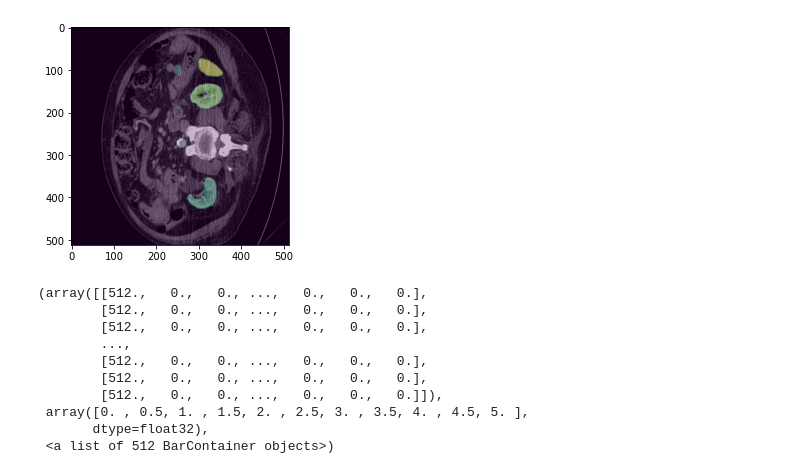
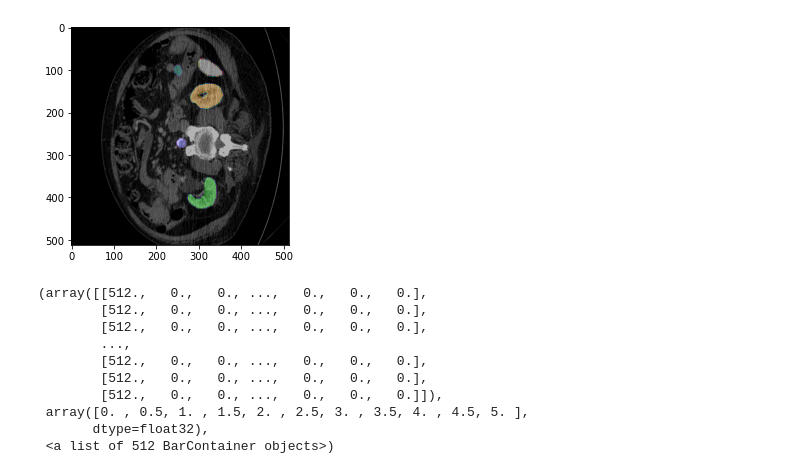
Before and after one commit to kenza-bouzid/TransUnet, a Jupyter notebook: data_processing/data_exploration.ipynb, the cells around one changed output. Cells and saved outputs as stored; diff of their text form; code cells hidden in the pictures.

```diff
--- a/data_processing/data_exploration.ipynb
+++ b/data_processing/data_exploration.ipynb
@@ -36,11 +15,10 @@ tf.keras.utils.plot_model(
 # %%
-data = np.load("../data/train_npz/case0007_slice085.npz")
 plt.figure()
 plt.imshow(data['image'], cmap='gray')
-plt.imshow(data['label'], cmap='viridis', alpha=0.3)
+plt.imshow(data['label'], cmap='nipy_spectral', alpha=0.3)
 plt.show()
 # %% [output]
-[figure, old version]
+[figure, new version]
 # %%
 plt.hist(data['label'])
 # %% [output]
```
Also changed, not shown: parts of 5 cells of this notebook, 3 other files.
